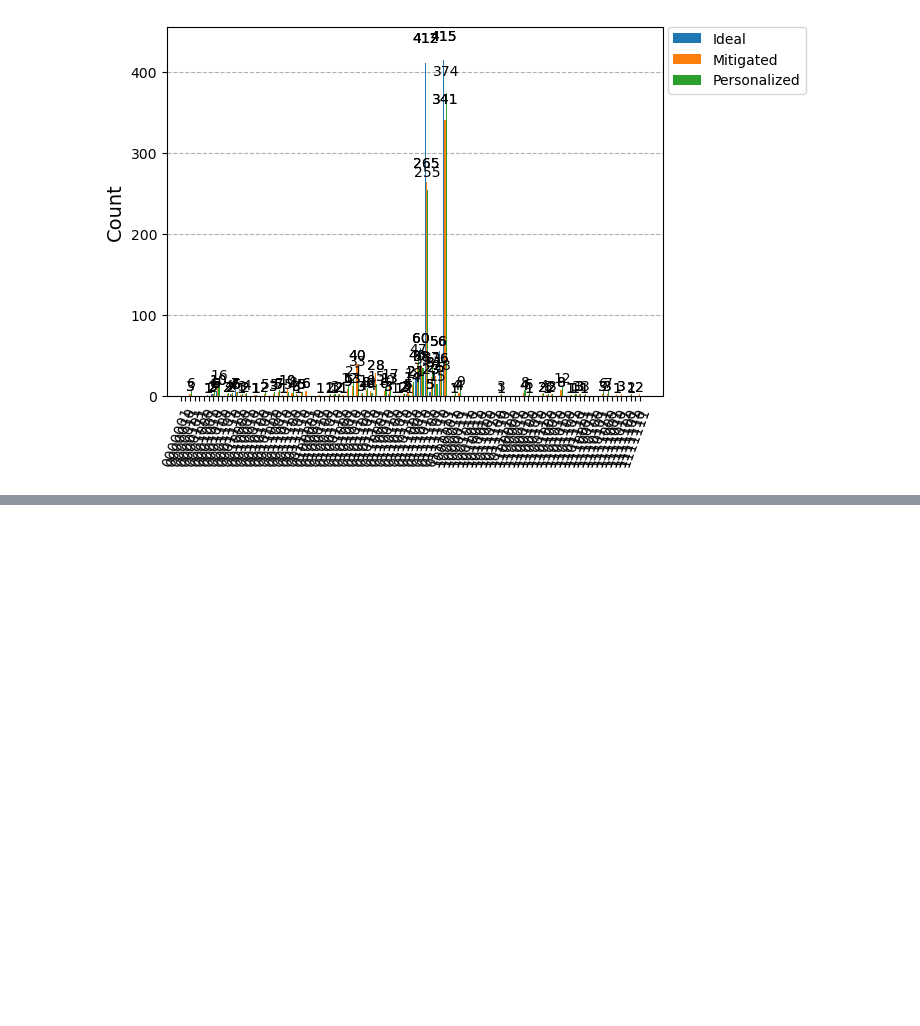
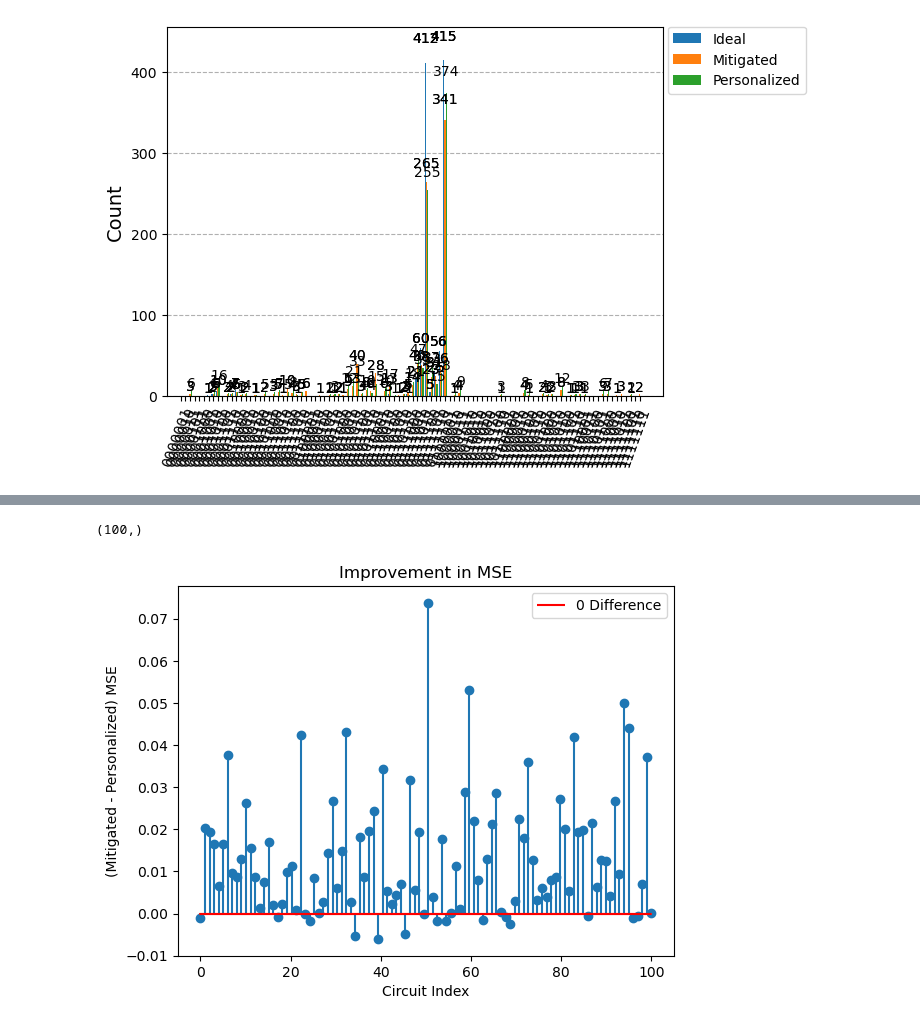
Before and after one commit to malee4/readout_mitigation, a Jupyter notebook: error_mitigation/readout_error.ipynb, the cells around one changed output, grey strips where cells are left out. Saved outputs shown, nothing was run; the diff lists cells and outputs as text; code cells hidden in the pictures; blank space fills up the shorter version.

Commit message:
Visualize improvements

```diff
--- a/error_mitigation/readout_error.ipynb
+++ b/error_mitigation/readout_error.ipynb
@@ -462,6 +468,9 @@ def personalize(backend, N:int, circuits:list, nshots:int=1024, alpha=0.2):
 		reg = LinearRegression().fit(x, y)
 		probabilities[i] = (1 - alpha) * probabilities[i] + alpha * reg.coef_
 
+		# normalize
+		probabilities[i] = probabilities[i] / np.sum(probabilities[i], axis=1)[:, None]
+
 	updated_zipped = fold_false_probabilities(probabilities)
 
 	error_matrix = compute_matrix_iterative(updated_zipped)
@@ -478,16 +487,12 @@ def personalize(backend, N:int, circuits:list, nshots:int=1024, alpha=0.2):
 
 	return calibration_matrix
 # %%
-# generate circuits
-D = 1_00
-N = 7
-depth=4
+def train(num_training_points, backend, N=7, depth=4):
+	circuits = []
 
-backend = FakePerth()
+	for _ in range(num_training_points):
+		circuit = random_circuit(N, depth, measure=True)
+		circuits.append(circuit)
 
-circuits = []
-for _ in range(D):
-    circuit = random_circuit(N, depth, measure=True)
-    circuits.append(circuit)
-
-personalized_calibration = personalize(backend, N, circuits, nshots=1024)
+	personalized_calibration = personalize(backend, N, circuits, nshots=1024)
+	return personalized_calibration
@@ -541,3 +528,5 @@ def hamming_distance(counts_ideal, counts_exp):
 			distance += counts_exp[state] / shots_exp
 
 	return distance
+# %%
+personalized_calibration = train(1_00, backend=FakePerth())
@@ -611,0 +683,4 @@ test_circuits = [random_circuit(N, depth, measure=True) for i in range(test_size
+# %%
+backend = FakePerth()
+num_test_points = 100
+outcome = test(backend, calibration_matrix, personalized_calibration, num_test_points=num_test_points)
@@ -611,0 +689,24 @@ test_circuits = [random_circuit(N, depth, measure=True) for i in range(test_size
+# %%
+mitigated.shape
+# %% [output]
+(100,)
+# %%
+# plot the mse
+mitigated = outcome['mitigated'][0]
+personalized = outcome['personalized'][0]
+
+difference = mitigated - personalized
+
+x = np.linspace(0, num_test_points, num_test_points)
+# plt.plot(x, difference, linestyle="-",)
+plt.stem(x, difference)
+plt.hlines(0, xmin=0, xmax=num_test_points, colors="red", label="0 Difference")
+# plt.scatter(x, mitigated, label="Mitigated")
+# plt.scatter(x, personalized, label='Personalized')
+plt.legend()
+plt.title("Improvement in MSE")
+plt.xlabel("Circuit Index")
+plt.ylabel("(Mitigated - Personalized) MSE")
+plt.show()
+# %% [output]
+[figure, added]
```
Also changed, not shown: parts of 10 cells of this notebook.
